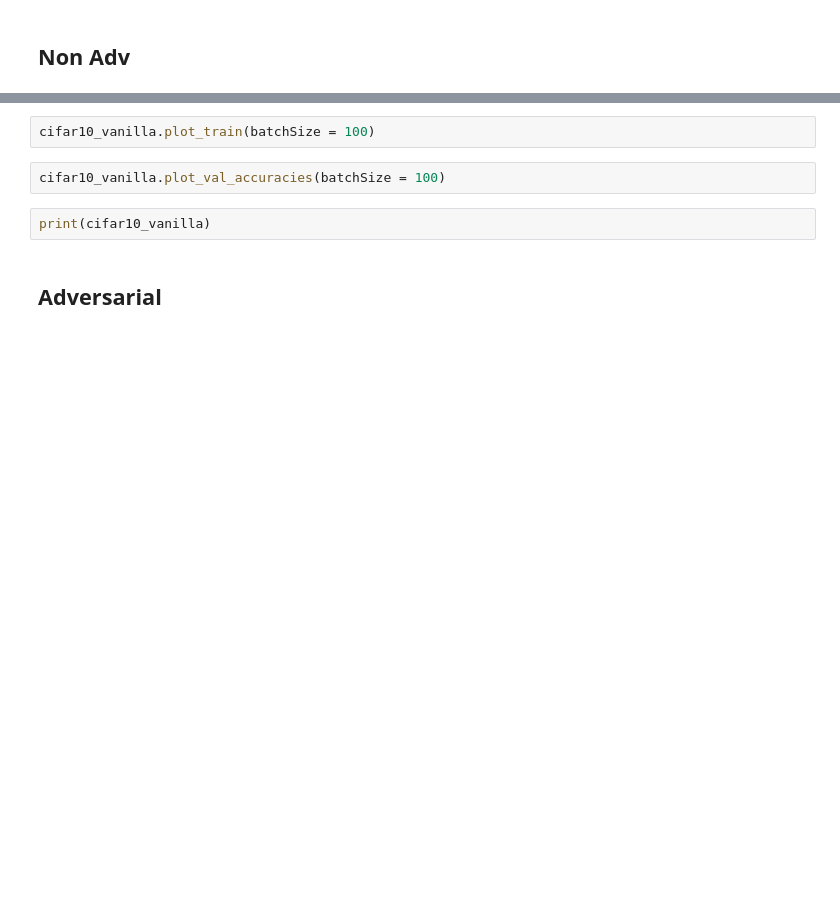
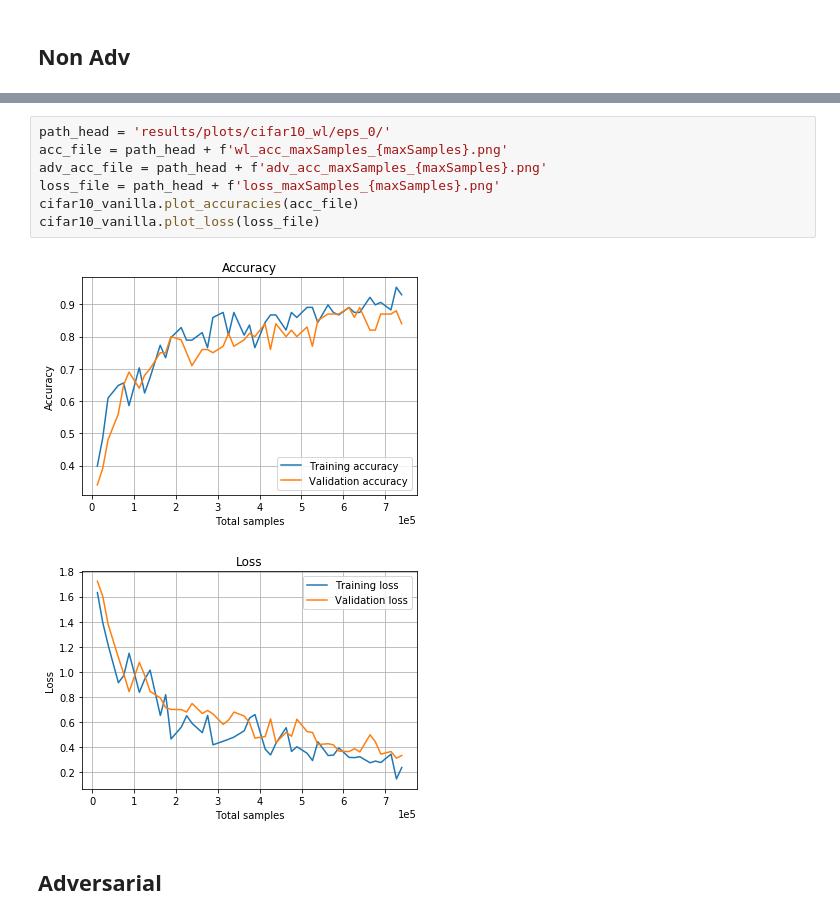
Before and after one commit to MLTheoryGT/AdversarialBoostingNeuralNets, a Jupyter notebook: CIFAR-Experiments.ipynb, the cells around one changed output, grey strips where cells are left out. Saved outputs shown, nothing was run; the diff lists cells and outputs as text; blank space fills up the shorter version.

Commit message:
update new results

```diff
--- a/CIFAR-Experiments.ipynb
+++ b/CIFAR-Experiments.ipynb
@@ -69,9 +87,13 @@ TypeError: fit() got an unexpected keyword argument 'adv'
-# %%
-cifar10_vanilla.plot_train(batchSize = 100)
-# %%
-cifar10_vanilla.plot_val_accuracies(batchSize = 100)
-# %%
-print(cifar10_vanilla)
+# %%
+path_head = 'results/plots/cifar10_wl/eps_0/'
+acc_file = path_head + f'wl_acc_maxSamples_{maxSamples}.png'
+adv_acc_file = path_head + f'adv_acc_maxSamples_{maxSamples}.png'
+loss_file = path_head + f'loss_maxSamples_{maxSamples}.png'
+cifar10_vanilla.plot_accuracies(acc_file)
+cifar10_vanilla.plot_loss(loss_file)
+# %% [output]
+[figure, added]
+[figure, added]
 # %% [markdown]
 ## Adversarial
 # %%
```
Also changed, not shown: parts of 7 cells of this notebook, 18 other files.
